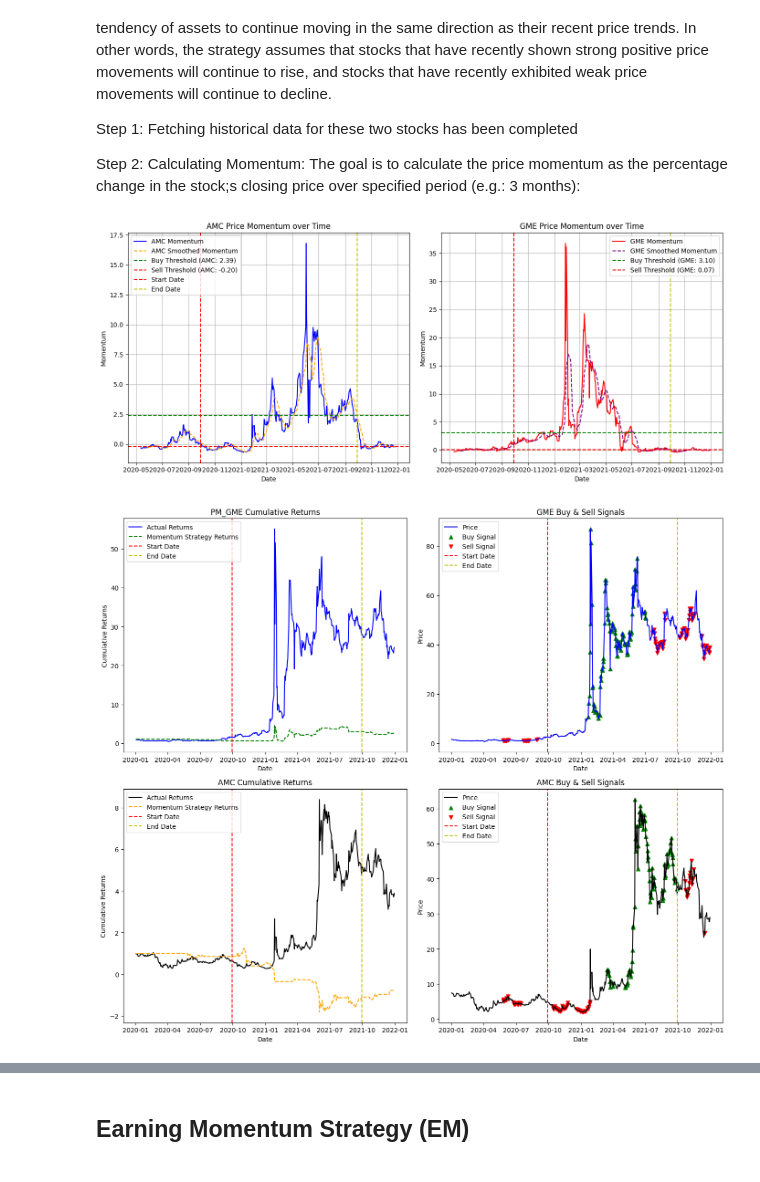
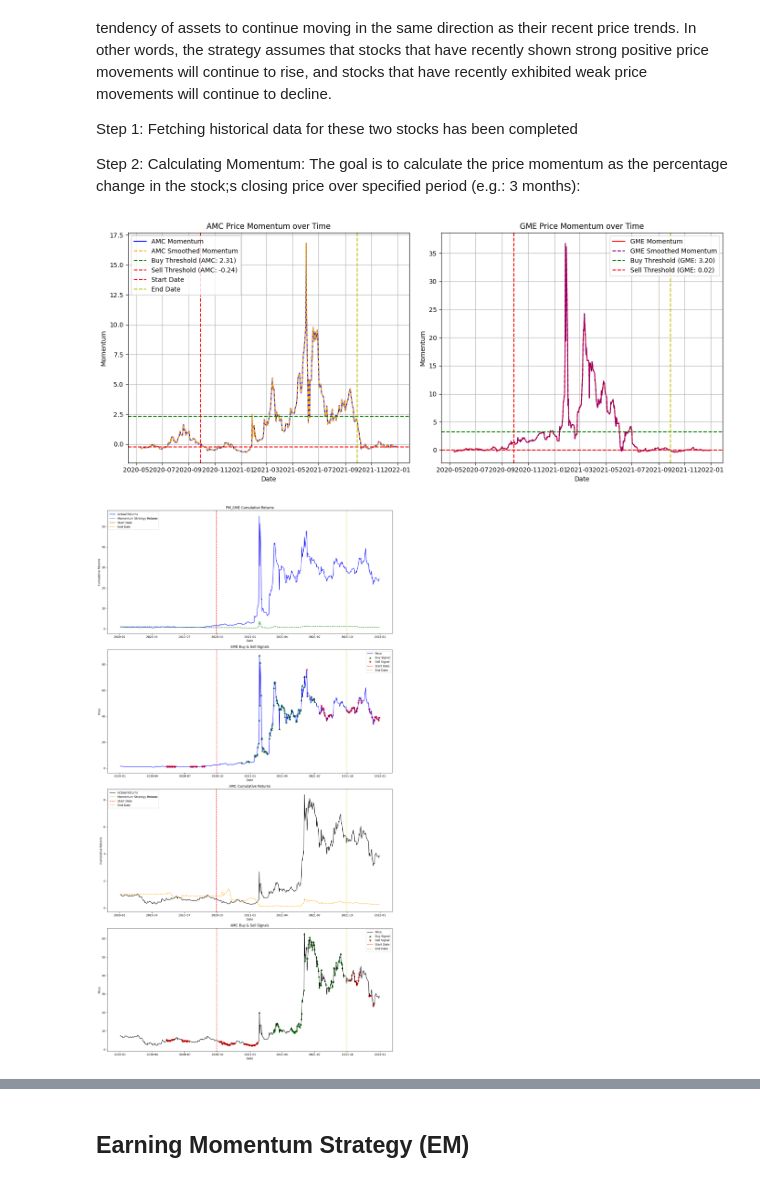
Before and after one commit to AmiraliLalehpour/MMAI-823-Final-Project, a Jupyter notebook: Amir/temp.ipynb, the cells around one changed output, grey strips where cells are left out. Cells and saved outputs as stored; diff of their text form; code cells hidden in the pictures.

```diff
--- a/Amir/temp.ipynb
+++ b/Amir/temp.ipynb
@@ -219,7 +219,7 @@ for symbol in stockList:
     df['Momentum', symbol] = df['Close', symbol].pct_change(momentum_period)
 # %%
 # Defining the moving average period
-sma_period = 10  # Example: 10-day moving average. Adjust this based on your preferences.
+sma_period = 1  # Example: 2-day moving average. Adjust this based on your preferences.
 
 thresholds = {}
 
@@ -325,16 +325,18 @@ plt.axvline(pd.Timestamp(sent_endDate), color='y', linestyle='--', label='End Da
 plt.tight_layout()
 plt.show()
 # %% [output]
-[figure, old version]
+[figure, new version]
 # %%
 # Calculate the actual cumulative returns for GME and AMC for comparison
 df['Cumulative_Return_GME'] = (1 + df['Close', 'GME'].pct_change()).cumprod()
 df['Cumulative_Return_AMC'] = (1 + df['Close', 'AMC'].pct_change()).cumprod()
 
-plt.figure(figsize=(14, 12))
+# plt.figure(figsize=(14, 12))
+
+plt.figure(figsize=(15, 28))  # Adjust the size for vertical alignment
 
 # Plot for GME
-plt.subplot(2, 2, 1)
+plt.subplot(4, 1, 1)  # Changed to a 4x1 grid
 plt.plot(df['Cumulative_Return_GME'], label='Actual Returns', color='blue')
 plt.plot(df['PM_Cumulative_Strategy_Returns', 'GME'], label='Momentum Strategy Returns', color='green', linestyle='--')
 plt.axvline(pd.Timestamp(sent_startDate), color='r', linestyle='--', label='Start Date')
@@ -345,7 +347,7 @@ plt.ylabel('Cumulative Returns')
 plt.legend()
 
 # Buy and Sell signals for GME
-plt.subplot(2, 2, 2)
+plt.subplot(4, 1, 2)
 plt.plot(df['Close', 'GME'], label='Price', color='blue')
 plt.scatter(df[df['PM_Signal', 'GME'] == 1].index, df['Close', 'GME'][df['PM_Signal', 'GME'] == 1], marker='^', color='g', label='Buy Signal', alpha=1)
 plt.scatter(df[df['PM_Signal', 'GME'] == -1].index, df['Close', 'GME'][df['PM_Signal', 'GME'] == -1], marker='v', color='r', label='Sell Signal', alpha=1)
@@ -353,36 +355,36 @@ plt.axvline(pd.Timestamp(sent_startDate), color='r', linestyle='--', label='Star
 plt.axvline(pd.Timestamp(sent_endDate), color='y', linestyle='--', label='End Date')
 plt.title('GME Buy & Sell Signals')
 plt.xlabel('Date')
 plt.ylabel('Price')
 plt.legend()
 
 # Plot for AMC
-plt.subplot(2, 2, 3)
+plt.subplot(4, 1, 3)
 plt.plot(df['Cumulative_Return_AMC'], label='Actual Returns', color='black')
 plt.plot(df['PM_Cumulative_Strategy_Returns', 'AMC'], label='Momentum Strategy Returns', color='orange', linestyle='--')
 plt.axvline(pd.Timestamp(sent_startDate), color='r', linestyle='--', label='Start Date')
 plt.axvline(pd.Timestamp(sent_endDate), color='y', linestyle='--', label='End Date')
 plt.title('AMC Cumulative Returns')
 plt.xlabel('Date')
 plt.ylabel('Cumulative Returns')
 plt.legend()
 
 # Buy and Sell signals for AMC
-plt.subplot(2, 2, 4)
+plt.subplot(4, 1, 4)
 plt.plot(df['Close', 'AMC'], label='Price', color='black')
 plt.scatter(df[df['PM_Signal', 'AMC'] == 1].index, df['Close', 'AMC'][df['PM_Signal', 'AMC'] == 1], marker='^', color='g', label='Buy Signal', alpha=1)
 plt.scatter(df[df['PM_Signal', 'AMC'] == -1].index, df['Close', 'AMC'][df['PM_Signal', 'AMC'] == -1], marker='v', color='r', label='Sell Signal', alpha=1)
 plt.axvline(pd.Timestamp(sent_startDate), color='r', linestyle='--', label='Start Date')
 plt.axvline(pd.Timestamp(sent_endDate), color='y', linestyle='--', label='End Date')
 plt.title('AMC Buy & Sell Signals')
 plt.xlabel('Date')
 plt.ylabel('Price')
 plt.legend()
 
 plt.tight_layout()
 plt.show()
 # %% [output]
-[figure, old version]
+[figure, new version]
 # %%
 import datetime
 
```
Also changed, not shown: parts of 5 cells of this notebook.
